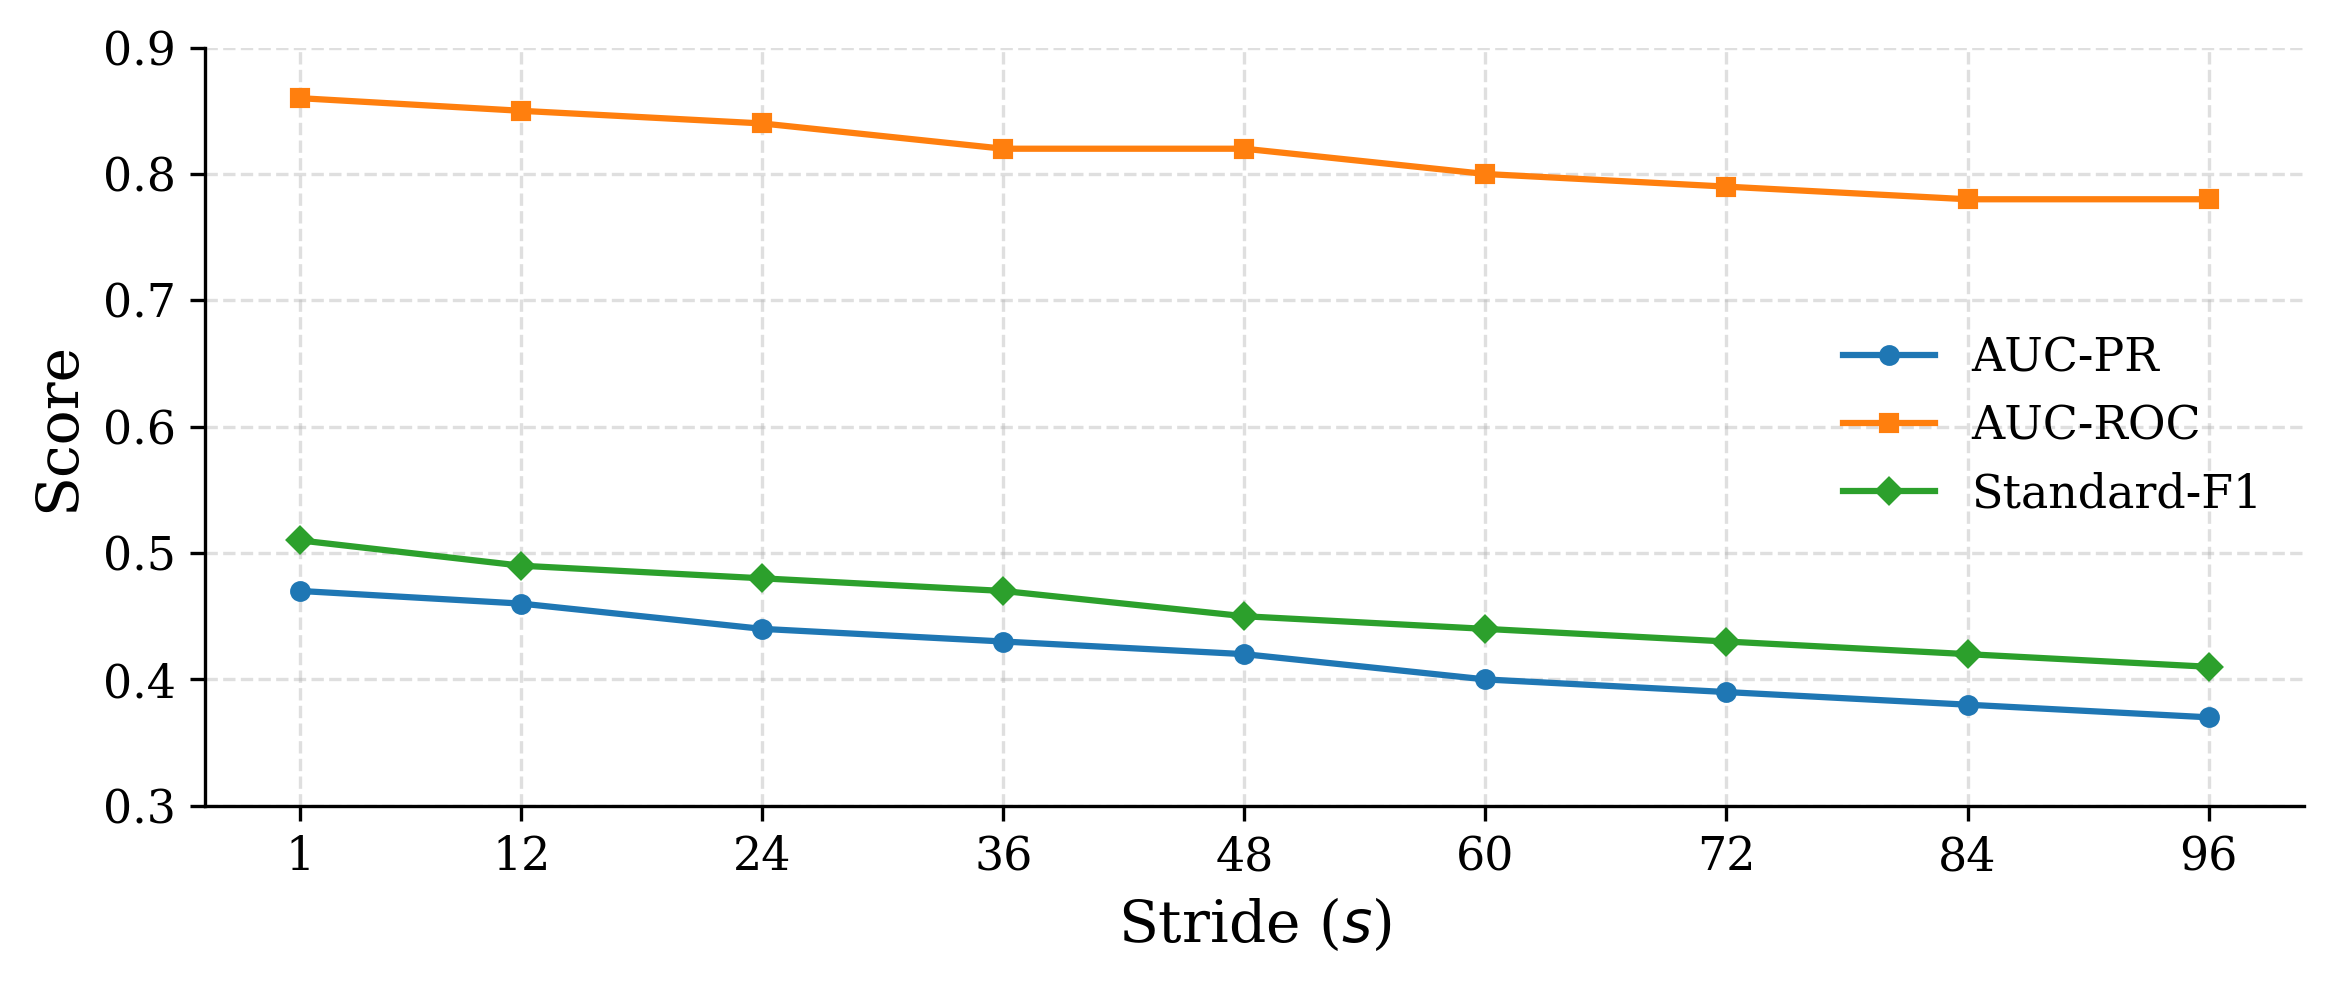
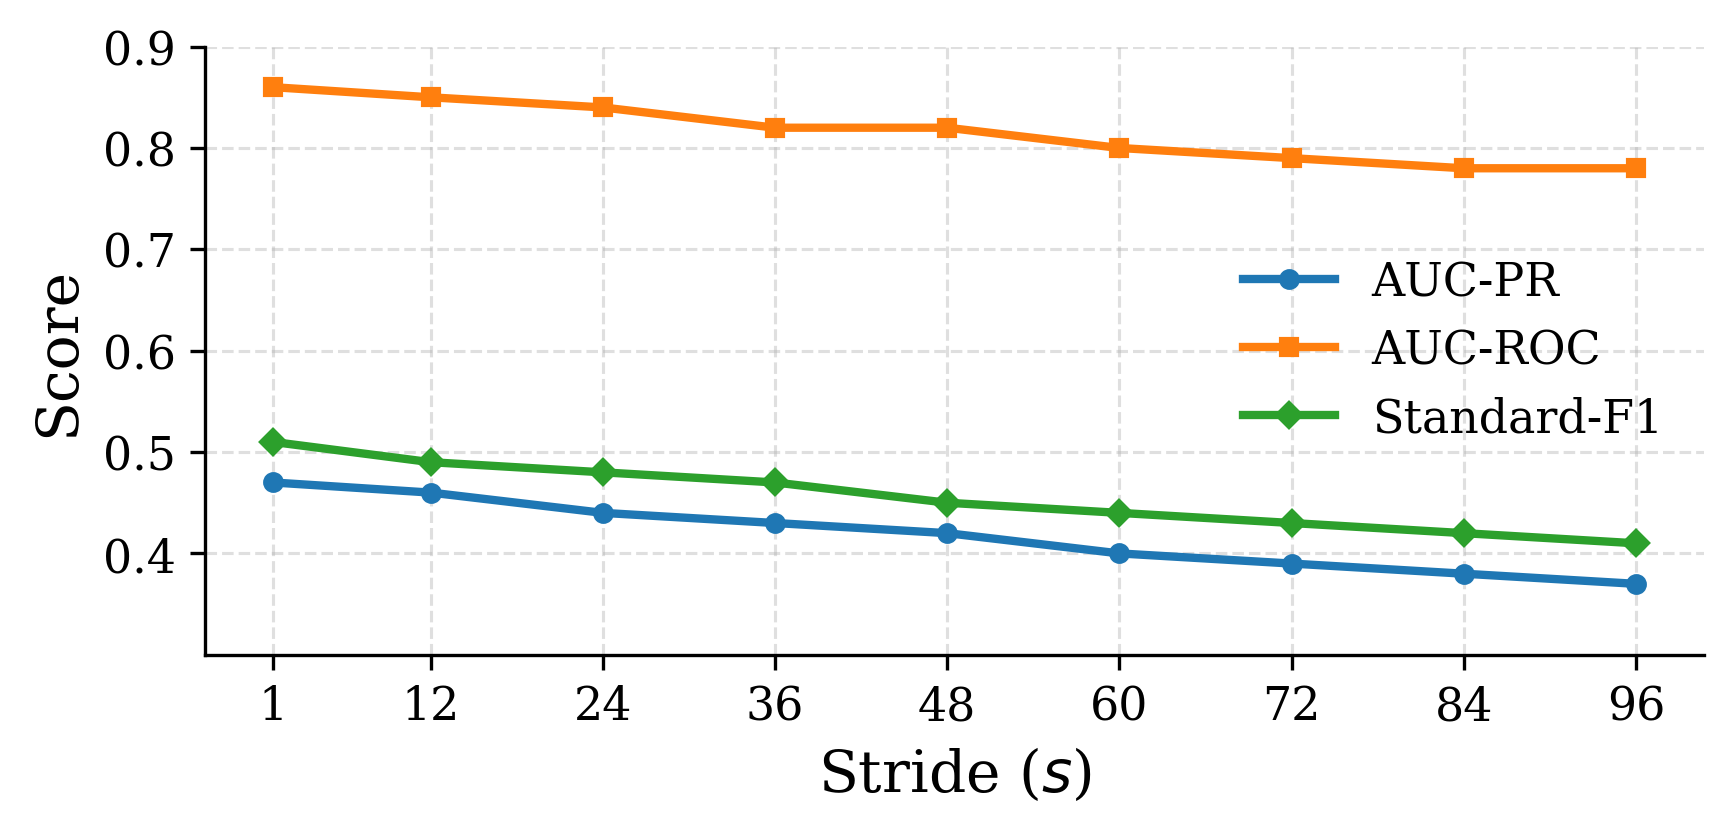
Code edit (unified diff) that turned the first committed figure into the second:
--- before
+++ after
@@ -11,5 +11,5 @@
 metrics = ["AUC-PR", "AUC-ROC", "Standard-F1"]
 
-fig, ax = plt.subplots(figsize=(8, 3.5))
+fig, ax = plt.subplots(figsize=(6, 3))
 
 markers = ['o', 's', 'D']
@@ -21,5 +21,6 @@
         marker=marker,
         markersize=4,
-        label=metric
+        label=metric,
+        linewidth=2
     )
 strides = sorted(avg_df["stride"].unique())
@@ -28,5 +29,8 @@
 ax.set_xlabel("Stride ($s$)")
 ax.set_ylabel("Score")
-ax.grid(True, linestyle="--", alpha=0.4)
+
+ax.set_yticks(np.arange(0.4, 0.91, 0.1))
+
+ax.grid(True, linestyle="--", alpha=0.4, linewidth=0.75)
 ax.legend(frameon=False)
 
@@ -40,2 +44,11 @@
 plt.savefig("../Figures/stride_impact.pdf", format="pdf", bbox_inches="tight", pad_inches=0)
 plt.show()
+
+range_roc = avg_df["AUC-ROC"].max() - avg_df["AUC-ROC"].min()
+range_pr = avg_df["AUC-PR"].max() - avg_df["AUC-PR"].min()
+range_f1 = avg_df["Standard-F1"].max() - avg_df["Standard-F1"].min()
+range_time = avg_df["execution_time"].max() - avg_df["execution_time"].min()
+print(f"Range AUC-ROC: {range_roc:.2f}")
+print(f"Range AUC-PR: {range_pr:.2f}")
+print(f"Range Standard-F1: {range_f1:.2f}")
+print(f"Range execution time: {range_time:.2f} seconds")

Commit: Adding supplementary